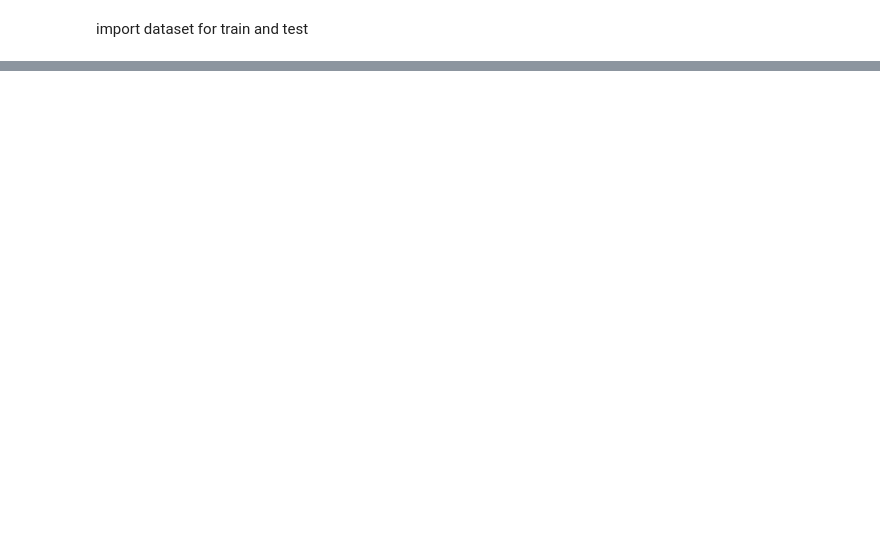
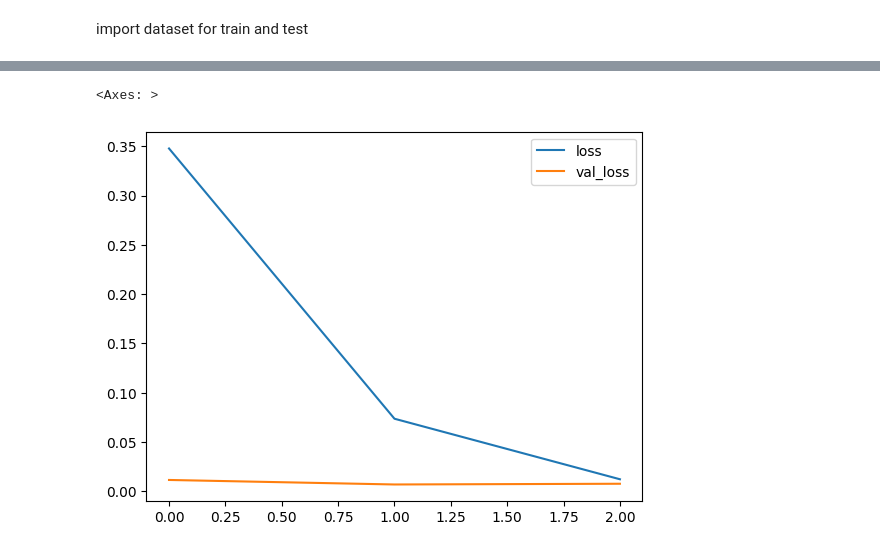
Before and after one commit to princejohnson37/Google-Stock-Price-Prediction-using-RNN, a Jupyter notebook: google_stock_lstm.ipynb, the cells around one changed output, grey strips where cells are left out. Saved outputs shown, nothing was run; the diff lists cells and outputs as text; code cells hidden in the pictures; blank space fills up the shorter version.

Commit message:
new lstm model

```diff
--- a/google_stock_lstm.ipynb
+++ b/google_stock_lstm.ipynb
@@ -193,0 +190,4 @@ Root Mean Squared Error (RMSE): 22.794145201533453
+# %%
+dataset_train.shape
+n_features = dataset_train.shape[1]
+n_features
@@ -193,0 +196,29 @@ Root Mean Squared Error (RMSE): 22.794145201533453
+# %%
+# RNN with relu activation
+model = Sequential()
+
+model.add(SimpleRNN(units=128,
+                    activation='tanh',
+                    return_sequences=True,
+                    input_shape=(length, n_features)))
+model.add(Dropout(0.2))
+model.add(SimpleRNN(units=64,
+                    activation='tanh',
+                    return_sequences=True))
+model.add(Dropout(0.2))
+model.add(SimpleRNN(units=32,
+                    activation='tanh',
+                    return_sequences=False))
+# model.add(SimpleRNN(units=16,
+#                     activation='tanh',
+#                     return_sequences=True))
+# model.add(Dropout(0.2))
+# model.add(SimpleRNN(units=8,
+#                     activation='tanh'))
+model.add(Dropout(0.2))
+# model.add(Dense(64, activation="tanh"))
+# model.add(Dense(32, activation="tanh"))
+model.add(Dense(1))
+
+model.compile(optimizer='adam', loss='mean_squared_error')
+model.summary()
@@ -193,0 +247,7 @@ Root Mean Squared Error (RMSE): 22.794145201533453
+# %%
+early_stopping = EarlyStopping(monitor='val_loss', patience=10)
+validation_generator = TimeseriesGenerator(dataset_test_scaled,
+                                           dataset_test_scaled,
+                                           length=length,
+                                           batch_size=batch_size)
+model.fit(train_generator, epochs=3, validation_data=validation_generator, callbacks=[early_stopping])
@@ -193,0 +263,6 @@ Root Mean Squared Error (RMSE): 22.794145201533453
+# %%
+loss_df = pd.DataFrame(model.history.history)
+loss_df.plot()
+# %% [output]
+<Axes: >
+[figure, added]
```
Also changed, not shown: parts of 67 cells of this notebook.
